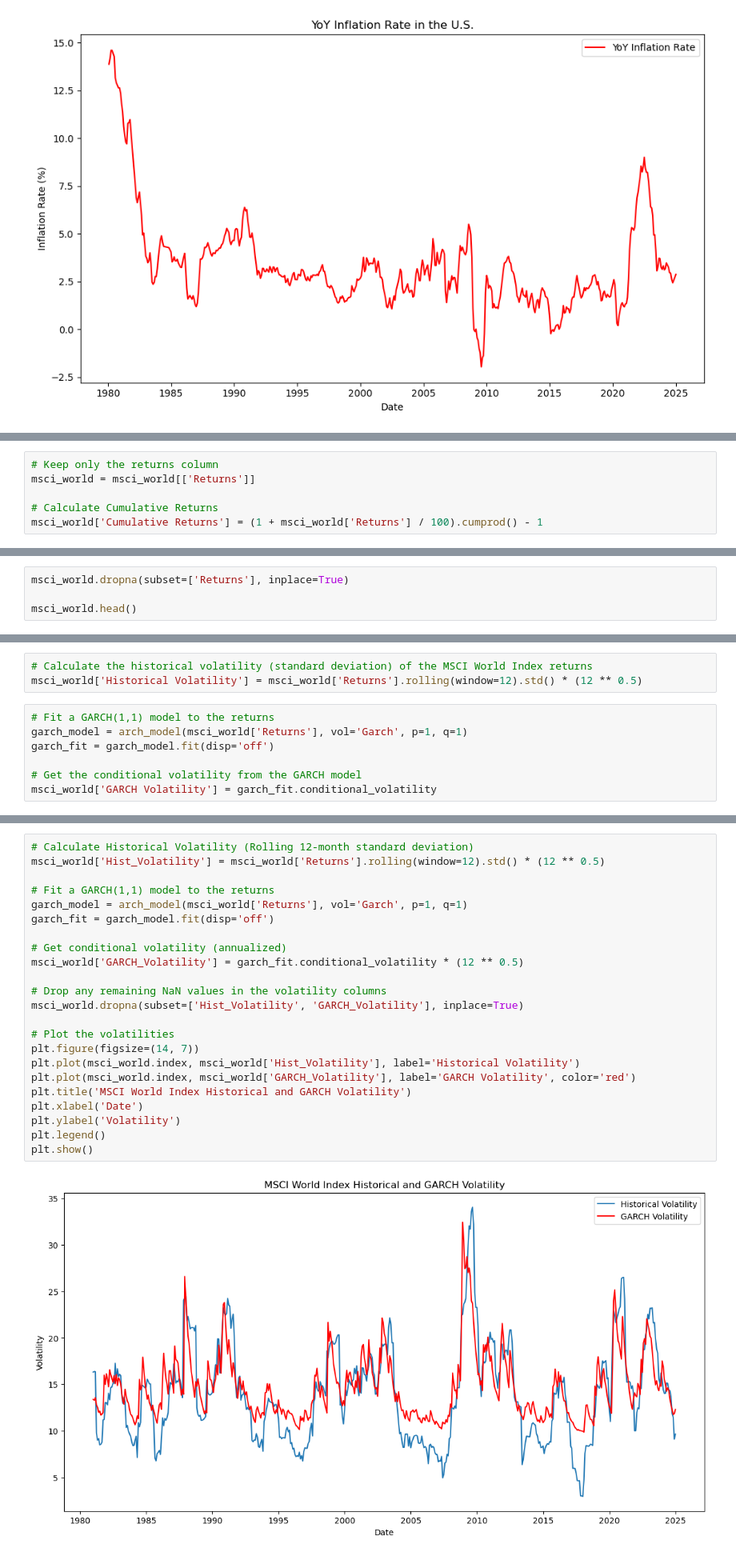
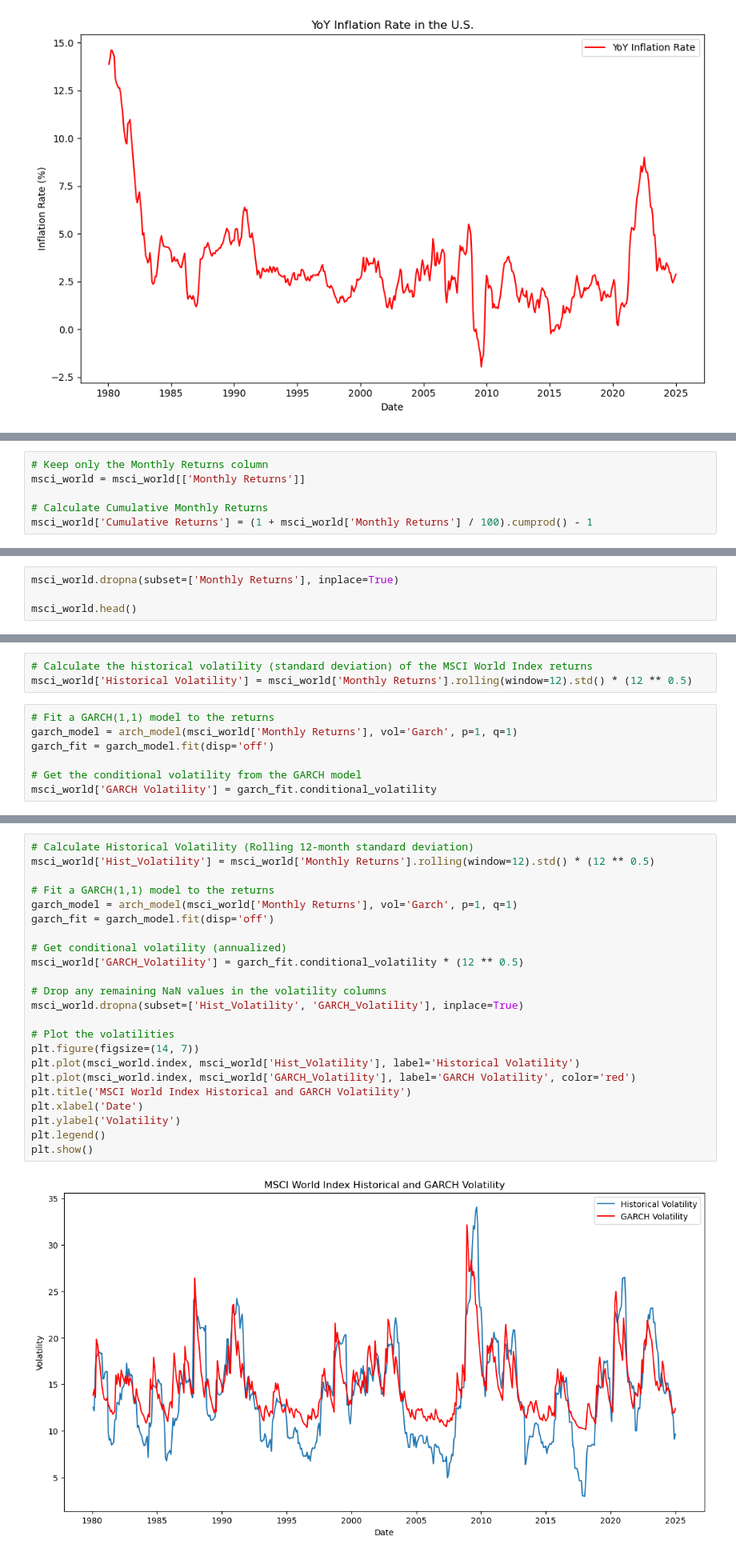
Before and after one commit to luispeixoto21/thesis, a Jupyter notebook: Python Code Thesis.ipynb, the cells around one changed output, grey strips where cells are left out. Shown at 80% size. Drawn from its saved outputs; the diff is of its cells as text.

```diff
--- a/Python Code Thesis.ipynb
+++ b/Python Code Thesis.ipynb
@@ -129,9 +129,9 @@ Date
 # %%
-# Keep only the returns column
-msci_world = msci_world[['Returns']]
+# Keep only the Monthly Returns column
+msci_world = msci_world[['Monthly Returns']]
 
-# Calculate Cumulative Returns
-msci_world['Cumulative Returns'] = (1 + msci_world['Returns'] / 100).cumprod() - 1
+# Calculate Cumulative Monthly Returns
+msci_world['Cumulative Returns'] = (1 + msci_world['Monthly Returns'] / 100).cumprod() - 1
 # %%
 # Plot the returns
 title = 'MSCI World Index Monthly and Cumulative Returns (1980-2024)'
@@ -168,5 +168,5 @@ Date
 # %%
-msci_world.dropna(subset=['Returns'], inplace=True)
+msci_world.dropna(subset=['Monthly Returns'], inplace=True)
 
 msci_world.head()
 # %% [output]
@@ -180,9 +180,9 @@ msci_world.head()
 # %%
 # Calculate the historical volatility (standard deviation) of the MSCI World Index returns
-msci_world['Historical Volatility'] = msci_world['Returns'].rolling(window=12).std() * (12 ** 0.5)
+msci_world['Historical Volatility'] = msci_world['Monthly Returns'].rolling(window=12).std() * (12 ** 0.5)
 # %%
 # Fit a GARCH(1,1) model to the returns
-garch_model = arch_model(msci_world['Returns'], vol='Garch', p=1, q=1)
+garch_model = arch_model(msci_world['Monthly Returns'], vol='Garch', p=1, q=1)
 garch_fit = garch_model.fit(disp='off')
 
 # Get the conditional volatility from the GARCH model
@@ -190,28 +222,28 @@ msci_world['GARCH Volatility'] = garch_fit.conditional_volatility
 # %%
 # Calculate Historical Volatility (Rolling 12-month standard deviation)
-msci_world['Hist_Volatility'] = msci_world['Returns'].rolling(window=12).std() * (12 ** 0.5)
+msci_world['Hist_Volatility'] = msci_world['Monthly Returns'].rolling(window=12).std() * (12 ** 0.5)
 
 # Fit a GARCH(1,1) model to the returns
-garch_model = arch_model(msci_world['Returns'], vol='Garch', p=1, q=1)
+garch_model = arch_model(msci_world['Monthly Returns'], vol='Garch', p=1, q=1)
 garch_fit = garch_model.fit(disp='off')
 
 # Get conditional volatility (annualized)
 msci_world['GARCH_Volatility'] = garch_fit.conditional_volatility * (12 ** 0.5)
 
 # Drop any remaining NaN values in the volatility columns
 msci_world.dropna(subset=['Hist_Volatility', 'GARCH_Volatility'], inplace=True)
 
 # Plot the volatilities
 plt.figure(figsize=(14, 7))
 plt.plot(msci_world.index, msci_world['Hist_Volatility'], label='Historical Volatility')
 plt.plot(msci_world.index, msci_world['GARCH_Volatility'], label='GARCH Volatility', color='red')
 plt.title('MSCI World Index Historical and GARCH Volatility')
 plt.xlabel('Date')
 plt.ylabel('Volatility')
 plt.legend()
 plt.show()
 # %% [output]
-[figure, old version]
+[figure, new version]
 # %%
 # Align the dataframes by their indices
 combined_df = pd.concat([cpi_df['YoY Inflation Rate'], msci_world['Hist_Volatility'], msci_world['GARCH_Volatility']], axis=1).dropna()
```
Also changed, not shown: parts of 31 cells of this notebook.
